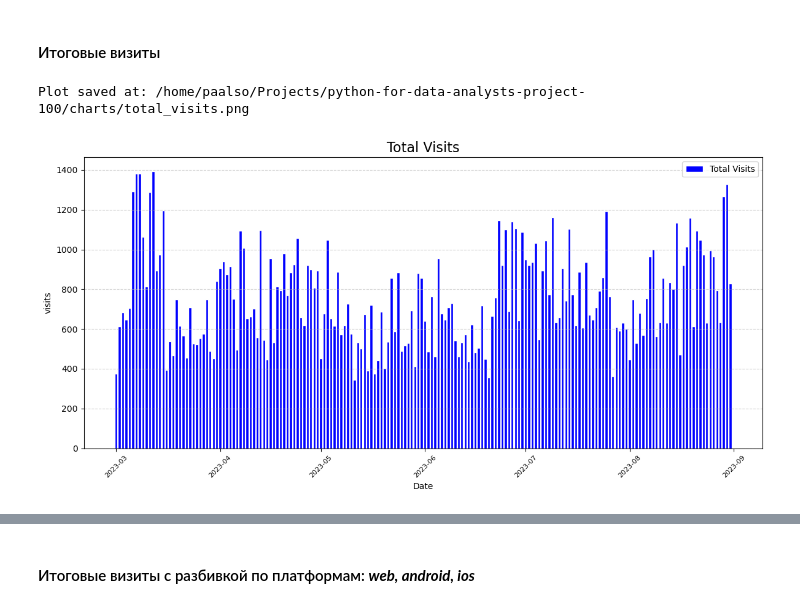
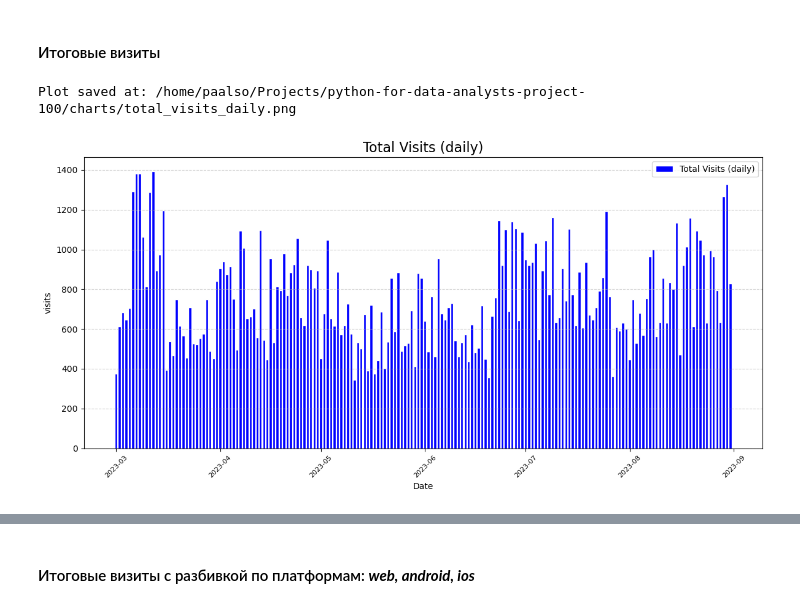
Before and after one commit to paalso/python-for-data-analysts-project-100, a Jupyter notebook: charts_project.ipynb, the cells around one changed output, grey strips where cells are left out. Cells and saved outputs as stored; diff of their text form; code cells hidden in the pictures.

```diff
--- a/charts_project.ipynb
+++ b/charts_project.ipynb
@@ -441,5 +468,5 @@ campaign_summary_df.head()
 # %%
-def plot_column_data(df, column_name, title, save_path=None):
+def plot_column_data(df, date_column, column_name, title, xlabel='Date', save_path=None):
     """
     Plots a bar chart for the specified column in the DataFrame.
 
@@ -447,6 +474,9 @@ def plot_column_data(df, column_name, title, save_path=None):
     -----------
     df : pandas.DataFrame
         DataFrame containing the data to plot.
+
+    date_column : str
+        Name of the date column to plot (e.g., 'date_group', 'week_number').
 
     column_name : str
         Name of the column to plot (e.g., 'visits', 'registrations', 'conversions').
@@ -459,7 +489,7 @@ def plot_column_data(df, column_name, title, save_path=None):
     """
     plt.figure(figsize=(12, 6))
 
-    plt.bar(df.date_group,
+    plt.bar(df[date_column],
             df[column_name],
             label=title,
             color='blue',
@@ -467,7 +497,7 @@ def plot_column_data(df, column_name, title, save_path=None):
             linewidth=1)
 
     plt.title(title, fontsize=16)
-    plt.xlabel('Date', fontsize=10)
+    plt.xlabel(xlabel, fontsize=10)
     plt.ylabel(column_name, fontsize=10)
 
     plt.grid(axis='y', linestyle='--', alpha=0.6)
@@ -480,5 +510,6 @@ def plot_column_data(df, column_name, title, save_path=None):
     if save_path:
         plt.savefig(save_path, dpi=300, bbox_inches='tight')
         print(f"Plot saved at: {os.path.realpath(save_path)}")
+
     plt.show()
 # %%
@@ -542,12 +656,14 @@ def plot_column_by_platform(df, column_name, title, save_path=None, colors=None)
 # %% [markdown]
 #### Итоговые визиты
-# %%
-plot_column_data(
-    campaign_summary_df,
-    column_name='visits',
-    title='Total Visits',
-    save_path=f'{dir_to_save_plots}/total_visits.png'
-)
-# %% [output]
-Plot saved at: /home/paalso/Projects/python-for-data-analysts-project-100/charts/total_visits.png
-[figure, removed]
+# %%
+plot_column_data(
+    campaign_summary_df,
+    date_column='date_group',
+    column_name='visits',
+    title='Total Visits (daily)',
+    xlabel='Date',
+    save_path=f'{dir_to_save_plots}/total_visits_daily.png'
+)
+# %% [output]
+Plot saved at: /home/paalso/Projects/python-for-data-analysts-project-100/charts/total_visits_daily.png
+[figure, added]
```
Also changed, not shown: parts of 22 cells of this notebook, 9 other files.
